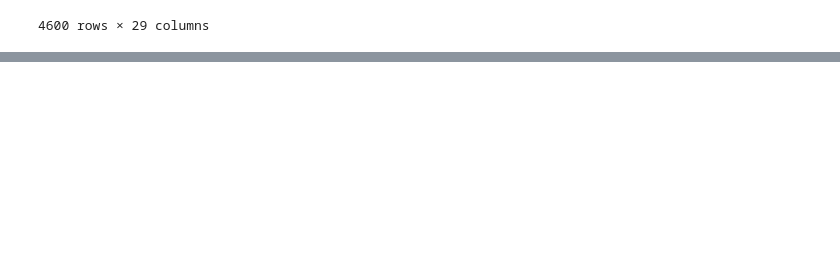
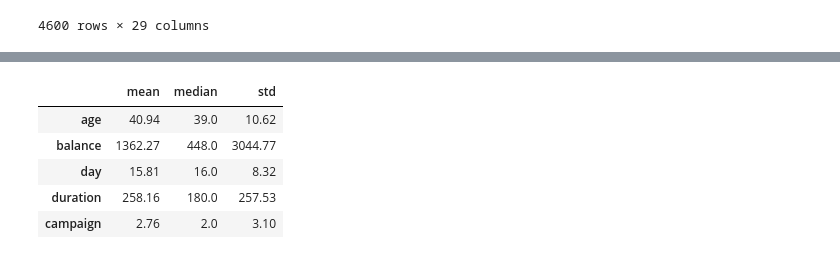
Before and after one commit to yihanguo/LLM-LASSO-SELF-EXPLORATIN, a Jupyter notebook: exploration.ipynb, the cells around one changed output, grey strips where cells are left out. Saved outputs shown, nothing was run; the diff lists cells and outputs as text; code cells hidden in the pictures; blank space fills up the shorter version.

Commit message:
summary completed

```diff
--- a/exploration.ipynb
+++ b/exploration.ipynb
@@ -319,0 +444,85 @@ spotify
+# %%
+import pandas as pd, numpy as np
+from pathlib import Path
+
+###############################################################################
+# helper functions (unchanged, except coerce_numeric now returns df always)
+###############################################################################
+def load_csv(path, sep=","):
+    try:
+        return pd.read_csv(path, sep=sep)
+    except UnicodeDecodeError:
+        return pd.read_csv(path, sep=sep, encoding="ISO-8859-1")
+
+def coerce_numeric(df):
+    for col in df.columns:
+        coerced = pd.to_numeric(
+            df[col].astype(str).str.replace(r"[,\s]", "", regex=True),
+            errors="coerce"
+        )
+        if coerced.notna().any():
+            df[col] = coerced.astype(float)
+    return df
+
+def impute_median_or_zero(df):
+    for col in df.select_dtypes(include="number"):
+        if df[col].notna().any():
+            df[col] = df[col].fillna(df[col].median())
+        else:
+            df[col] = 0.0
+    return df
+
+def summarize(df):
+    num = df.select_dtypes(include="number")
+    if num.empty:
+        return None
+    return num.agg(['mean', 'median', 'std']).T.round(2)
+
+###############################################################################
+# CSV paths **plus the proper delimiter** for each file
+###############################################################################
+csv_paths = {
+    # path                           # delimiter
+    "bank-full"            : ("bank+marketing/bank/bank-full.csv",           ";"),
+    "bank"                 : ("bank+marketing/bank/bank.csv",                ";"),
+    "bank-additional-full" : ("bank+marketing/bank-additional/bank-additional-full.csv", ";"),
+    "bank-additional"      : ("bank+marketing/bank-additional/bank-additional.csv",       ";"),
+
+    "TCGA_Mutations_all"   : ("glioma+grading+clinical+and+mutation+features+dataset/TCGA_GBM_LGG_Mutations_all.csv", ","),
+    "TCGA_InfoWithGrade"   : ("glioma+grading+clinical+and+mutation+features+dataset/TCGA_InfoWithGrade.csv",         ","),
+
+    "winequality-red"      : ("wine+quality/winequality-red.csv",   ";"),
+    "winequality-white"    : ("wine+quality/winequality-white.csv", ";"),
+
+    "diabetes"             : ("diabetes.csv", ","),
+
+    "spotify"              : ("Most Streamed Spotify Songs 2024.csv", ","),
+}
+
+###############################################################################
+# process each file
+###############################################################################
+summaries, out_dir = {}, Path("numeric_summaries")
+out_dir.mkdir(exist_ok=True)
+
+for name, (path_str, sep) in csv_paths.items():
+    path = Path(path_str)
+    print(f"\n🔹 Processing {name:<25}  sep='{sep}'")
+
+    if not path.exists():
+        print("   ⚠️  File not found, skipping.")
+        continue
+
+    df = load_csv(path, sep=sep)
+    df = impute_median_or_zero(coerce_numeric(df))
+    summary = summarize(df)
+
+    if summary is None:
+        print("   ℹ️  No numeric columns detected.")
+        continue
+
+    display(summary.head())
+    summary.to_csv(out_dir / f"{name}_summary.csv")
+    summaries[name] = summary
+    print(f"   ✅ saved → {out_dir / (name + '_summary.csv')}")
+# %% [output]
@@ -319,0 +530,6 @@ spotify
+|  | mean | median | std |
+| age | 40.94 | 39.0 | 10.62 |
+| balance | 1362.27 | 448.0 | 3044.77 |
+| day | 15.81 | 16.0 | 8.32 |
+| duration | 258.16 | 180.0 | 257.53 |
+| campaign | 2.76 | 2.0 | 3.10 |
```
Also changed, not shown: parts of 8 cells of this notebook, 9 other files.
